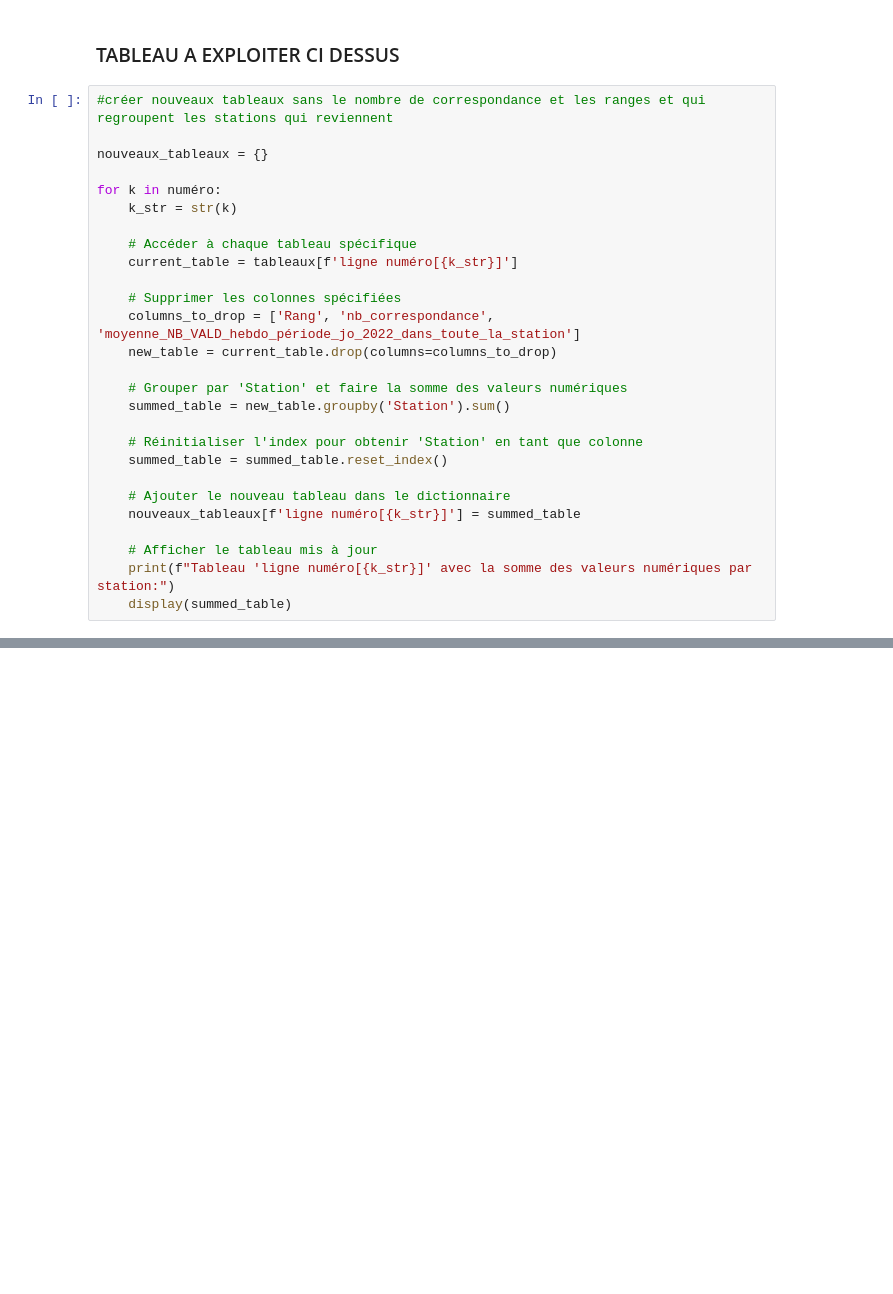
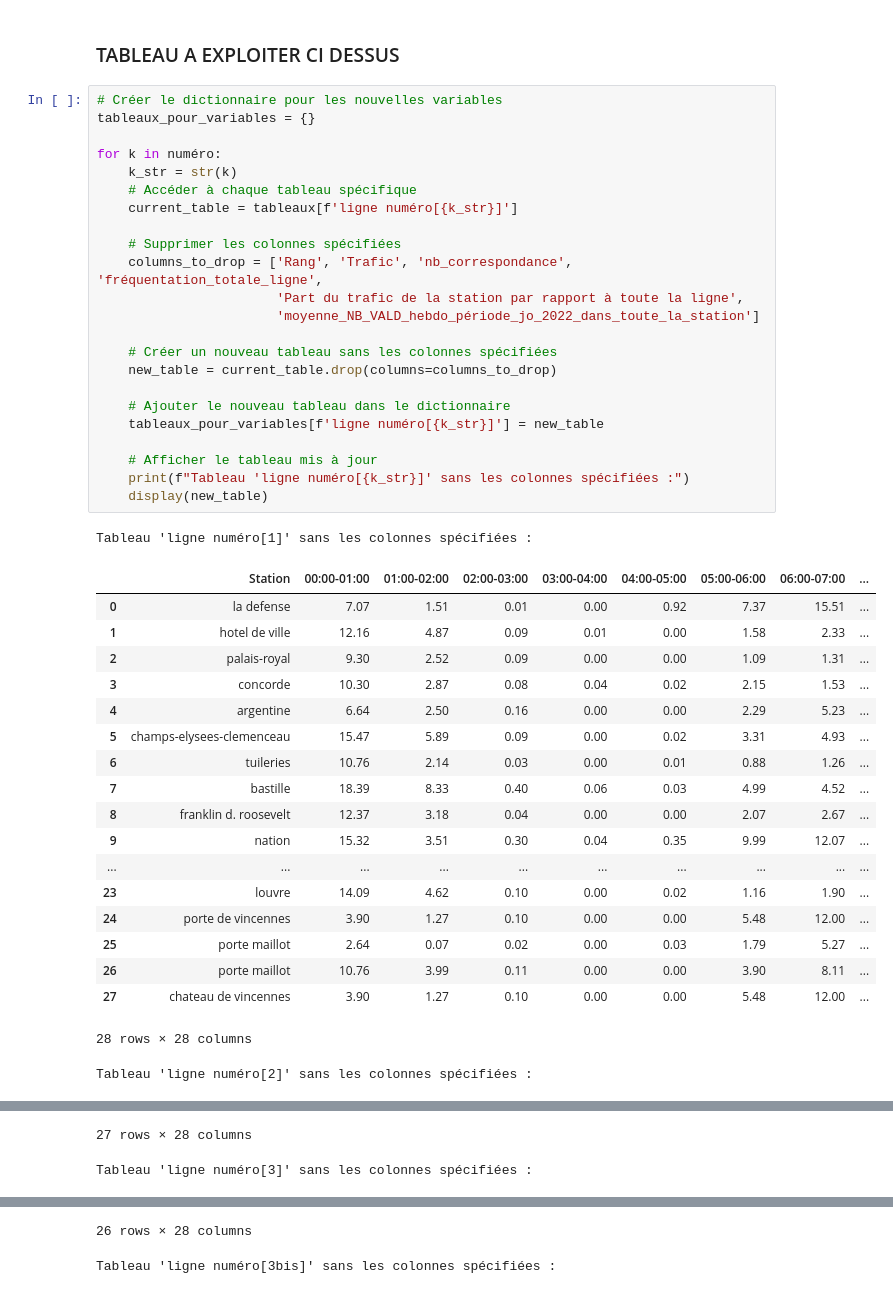
Before and after one commit to sarahthoumyre/metro-JO, a Jupyter notebook: Fréquentation_metro_en_ne_prenant_pas_en_compte_jo.ipynb, the cells around one changed output, grey strips where cells are left out. Cells and saved outputs as stored; diff of their text form; blank space fills up the shorter version.

```diff
--- a/Fréquentation_metro_en_ne_prenant_pas_en_compte_jo.ipynb
+++ b/Fréquentation_metro_en_ne_prenant_pas_en_compte_jo.ipynb
@@ -482,29 +483,46 @@ Tableau 'ligne numéro[3bis]' avec la nouvelle colonne 'moyenne_NB_VALD_hebdo_p
 # %% [markdown]
 ### TABLEAU A EXPLOITER CI DESSUS ###
 # %%
-#créer nouveaux tableaux sans le nombre de correspondance et les ranges et qui regroupent les stations qui reviennent
-
-nouveaux_tableaux = {}
+# Créer le dictionnaire pour les nouvelles variables
+tableaux_pour_variables = {}
 
 for k in numéro:
     k_str = str(k)
-
     # Accéder à chaque tableau spécifique
     current_table = tableaux[f'ligne numéro[{k_str}]']
 
     # Supprimer les colonnes spécifiées
-    columns_to_drop = ['Rang', 'nb_correspondance', 'moyenne_NB_VALD_hebdo_période_jo_2022_dans_toute_la_station']
+    columns_to_drop = ['Rang', 'Trafic', 'nb_correspondance', 'fréquentation_totale_ligne',
+                       'Part du trafic de la station par rapport à toute la ligne',
+                       'moyenne_NB_VALD_hebdo_période_jo_2022_dans_toute_la_station']
+
+    # Créer un nouveau tableau sans les colonnes spécifiées
     new_table = current_table.drop(columns=columns_to_drop)
 
-    # Grouper par 'Station' et faire la somme des valeurs numériques
-    summed_table = new_table.groupby('Station').sum()
-
-    # Réinitialiser l'index pour obtenir 'Station' en tant que colonne
-    summed_table = summed_table.reset_index()
-
     # Ajouter le nouveau tableau dans le dictionnaire
-    nouveaux_tableaux[f'ligne numéro[{k_str}]'] = summed_table
+    tableaux_pour_variables[f'ligne numéro[{k_str}]'] = new_table
 
     # Afficher le tableau mis à jour
-    print(f"Tableau 'ligne numéro[{k_str}]' avec la somme des valeurs numériques par station:")
-    display(summed_table)
+    print(f"Tableau 'ligne numéro[{k_str}]' sans les colonnes spécifiées :")
+    display(new_table)
+# %% [output]
+Tableau 'ligne numéro[1]' sans les colonnes spécifiées :
+|  | Station | 00:00-01:00 | 01:00-02:00 | 02:00-03:00 | 03:00-04:00 | 04:00-05:00 | 05:00-06:00 | 06:00-07:00 | ... |
+| 0 | la defense | 7.07 | 1.51 | 0.01 | 0.00 | 0.92 | 7.37 | 15.51 | ... |
+| 1 | hotel de ville | 12.16 | 4.87 | 0.09 | 0.01 | 0.00 | 1.58 | 2.33 | ... |
+| 2 | palais-royal | 9.30 | 2.52 | 0.09 | 0.00 | 0.00 | 1.09 | 1.31 | ... |
+| 3 | concorde | 10.30 | 2.87 | 0.08 | 0.04 | 0.02 | 2.15 | 1.53 | ... |
+| 4 | argentine | 6.64 | 2.50 | 0.16 | 0.00 | 0.00 | 2.29 | 5.23 | ... |
+| 5 | champs-elysees-clemenceau | 15.47 | 5.89 | 0.09 | 0.00 | 0.02 | 3.31 | 4.93 | ... |
+| 6 | tuileries | 10.76 | 2.14 | 0.03 | 0.00 | 0.01 | 0.88 | 1.26 | ... |
+| 7 | bastille | 18.39 | 8.33 | 0.40 | 0.06 | 0.03 | 4.99 | 4.52 | ... |
+| 8 | franklin d. roosevelt | 12.37 | 3.18 | 0.04 | 0.00 | 0.00 | 2.07 | 2.67 | ... |
+| 9 | nation | 15.32 | 3.51 | 0.30 | 0.04 | 0.35 | 9.99 | 12.07 | ... |
+| ... | ... | ... | ... | ... | ... | ... | ... | ... | ... |
+| 23 | louvre | 14.09 | 4.62 | 0.10 | 0.00 | 0.02 | 1.16 | 1.90 | ... |
+| 24 | porte de vincennes | 3.90 | 1.27 | 0.10 | 0.00 | 0.00 | 5.48 | 12.00 | ... |
+| 25 | porte maillot | 2.64 | 0.07 | 0.02 | 0.00 | 0.03 | 1.79 | 5.27 | ... |
+| 26 | porte maillot | 10.76 | 3.99 | 0.11 | 0.00 | 0.00 | 3.90 | 8.11 | ... |
+| 27 | chateau de vincennes | 3.90 | 1.27 | 0.10 | 0.00 | 0.00 | 5.48 | 12.00 | ... |
+28 rows × 28 columns
+Tableau 'ligne numéro[2]' sans les colonnes spécifiées :
@@ -510,0 +546,2 @@ for k in numéro:
+27 rows × 28 columns
+Tableau 'ligne numéro[3]' sans les colonnes spécifiées :
@@ -510,0 +565,2 @@ for k in numéro:
+26 rows × 28 columns
+Tableau 'ligne numéro[3bis]' sans les colonnes spécifiées :
```
Also changed, not shown: parts of 4 cells of this notebook.
